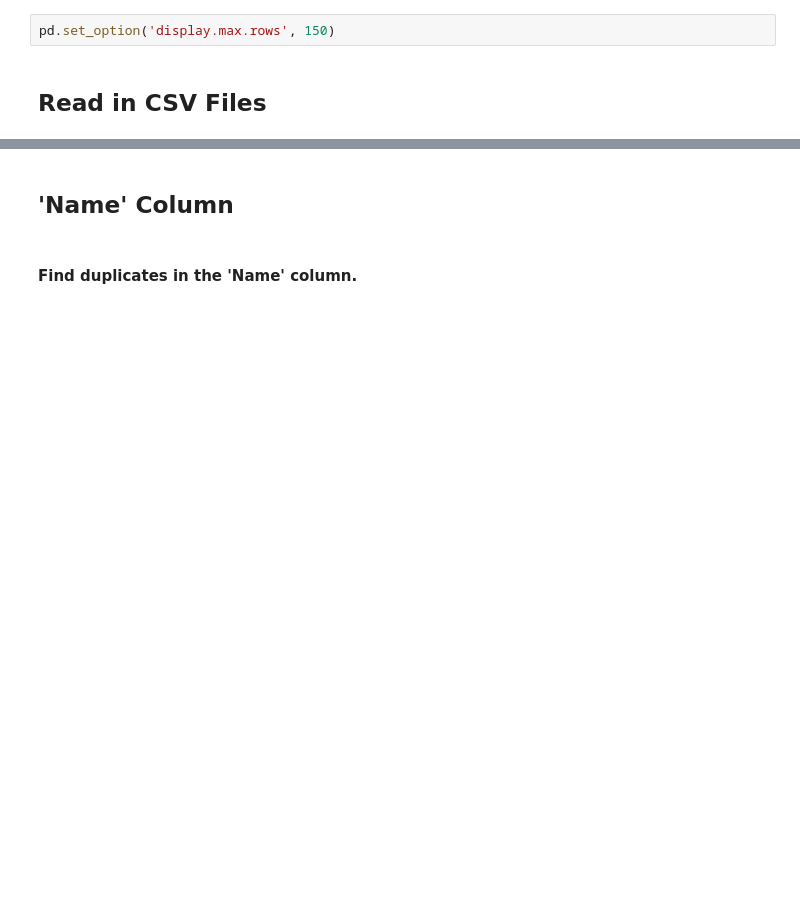
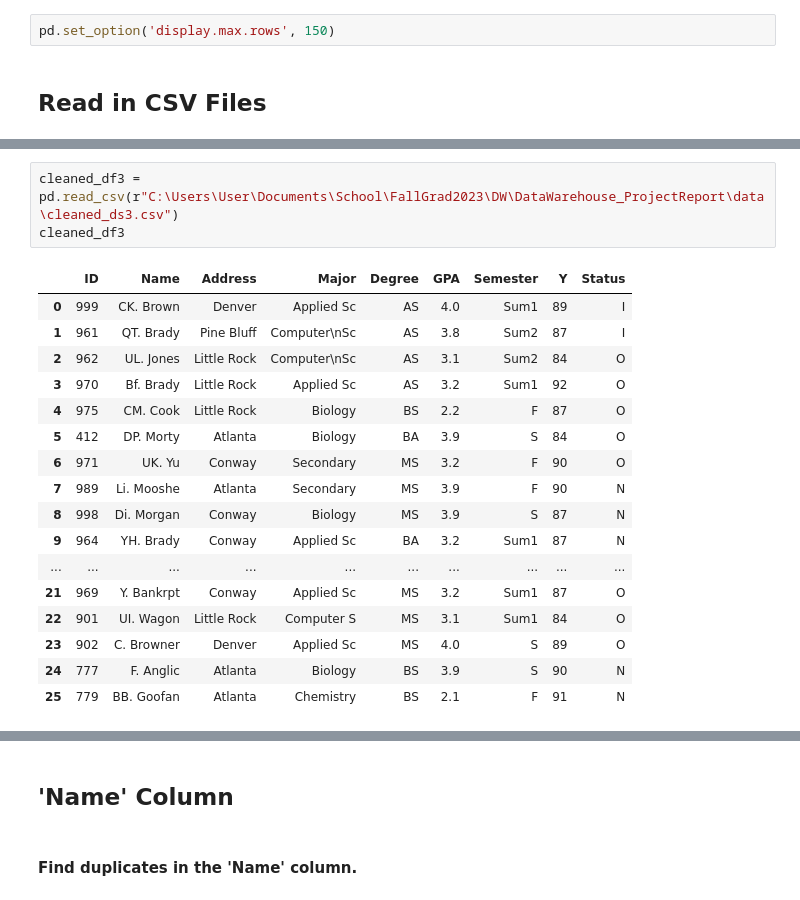
Before and after one commit to JoshuaFarara/DataWarehouse_ProjectReport, a Jupyter notebook: DataCleaningFinal.ipynb, the cells around one changed output, grey strips where cells are left out. Cells and saved outputs as stored; diff of their text form; blank space fills up the shorter version.

```diff
--- a/DataCleaningFinal.ipynb
+++ b/DataCleaningFinal.ipynb
@@ -66,0 +76,21 @@ df3
+# %%
+cleaned_df3 = pd.read_csv(r"C:\Users\User\Documents\School\FallGrad2023\DW\DataWarehouse_ProjectReport\data\cleaned_ds3.csv")
+cleaned_df3
+# %% [output]
+|  | ID | Name | Address | Major | Degree | GPA | Semester | Y | Status |
+| 0 | 999 | CK. Brown | Denver | Applied Sc | AS | 4.0 | Sum1 | 89 | I |
+| 1 | 961 | QT. Brady | Pine Bluff | Computer\nSc | AS | 3.8 | Sum2 | 87 | I |
+| 2 | 962 | UL. Jones | Little Rock | Computer\nSc | AS | 3.1 | Sum2 | 84 | O |
+| 3 | 970 | Bf. Brady | Little Rock | Applied Sc | AS | 3.2 | Sum1 | 92 | O |
+| 4 | 975 | CM. Cook | Little Rock | Biology | BS | 2.2 | F | 87 | O |
+| 5 | 412 | DP. Morty | Atlanta | Biology | BA | 3.9 | S | 84 | O |
+| 6 | 971 | UK. Yu | Conway | Secondary | MS | 3.2 | F | 90 | O |
+| 7 | 989 | Li. Mooshe | Atlanta | Secondary | MS | 3.9 | F | 90 | N |
+| 8 | 998 | Di. Morgan | Conway | Biology | MS | 3.9 | S | 87 | N |
+| 9 | 964 | YH. Brady | Conway | Applied Sc | BA | 3.2 | Sum1 | 87 | N |
+| ... | ... | ... | ... | ... | ... | ... | ... | ... | ... |
+| 21 | 969 | Y. Bankrpt | Conway | Applied Sc | MS | 3.2 | Sum1 | 87 | O |
+| 22 | 901 | UI. Wagon | Little Rock | Computer S | MS | 3.1 | Sum1 | 84 | O |
+| 23 | 902 | C. Browner | Denver | Applied Sc | MS | 4.0 | S | 89 | O |
+| 24 | 777 | F. Anglic | Atlanta | Biology | BS | 3.9 | S | 90 | N |
+| 25 | 779 | BB. Goofan | Atlanta | Chemistry | BS | 2.1 | F | 91 | N |
```
Also changed, not shown: parts of 63 cells of this notebook, 9 other files.
